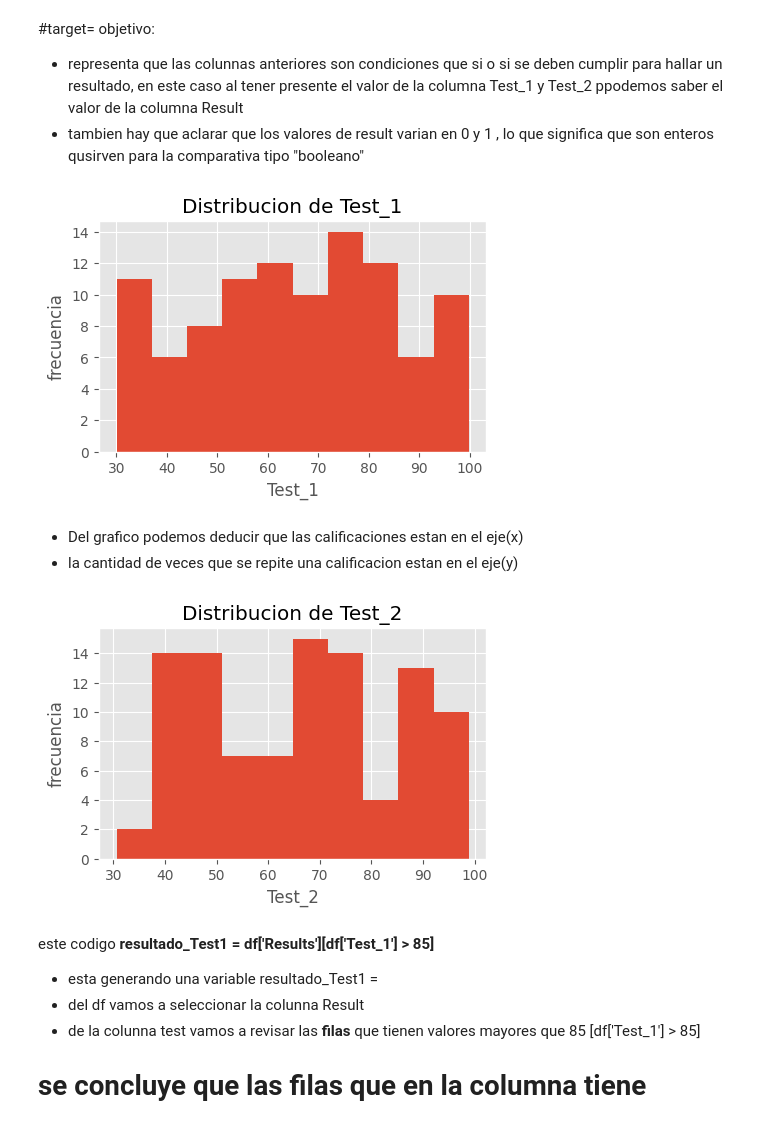
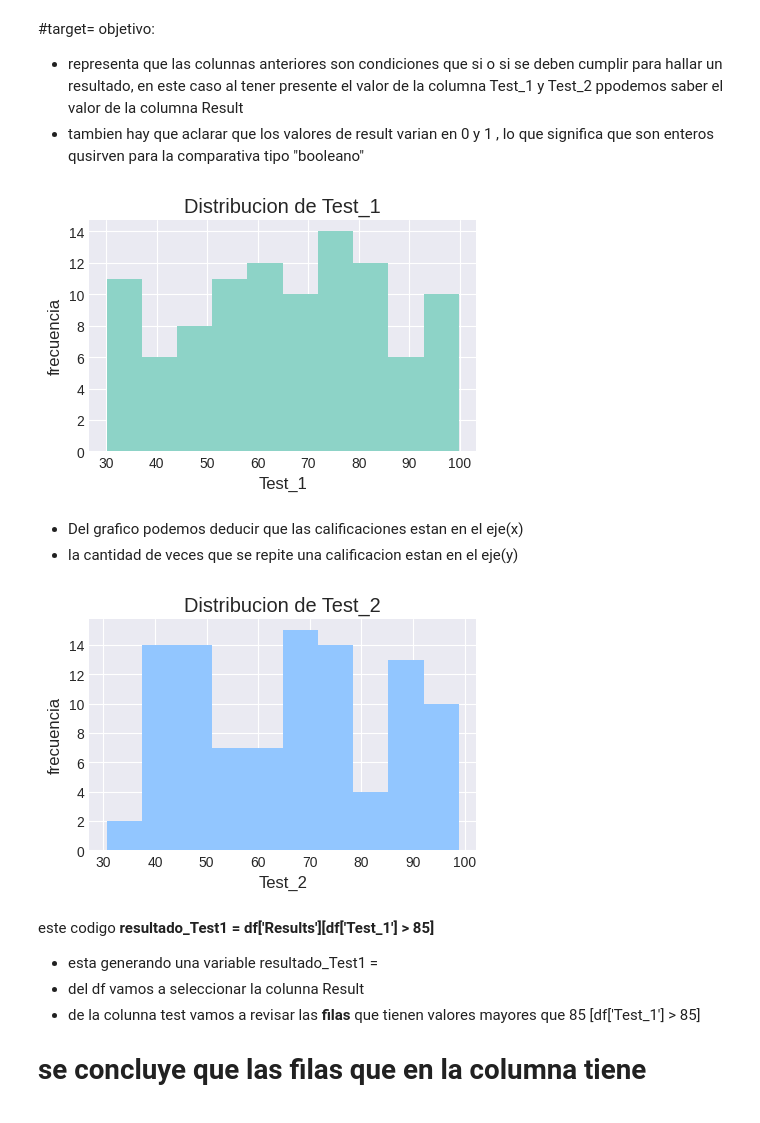
Before and after one commit to Liam-Nova/BIT_IA_Bootcamp, a Jupyter notebook: S4_C1_LAB_Logistic_Regression_Part_1_temp.ipynb, the cells around one changed output. Cells and saved outputs as stored; diff of their text form; code cells hidden in the pictures.

```diff
--- a/S4_C1_LAB_Logistic_Regression_Part_1_temp.ipynb
+++ b/S4_C1_LAB_Logistic_Regression_Part_1_temp.ipynb
@@ -133,7 +133,7 @@ df.describe()
 | max | 99.827858 | 98.869436 | 1.000000 |
 # %%
 plt.figure(figsize=(5,3,))
-plt.style.use('dark_background')
+
 sns.boxplot(x=df['Test_1'])
 plt.subplot(1, 2, 1)
 sns.boxplot(x=df['Test_1'])
@@ -168,25 +168,28 @@ df.head(10)
 * tambien hay que aclarar que los valores de result varian en 0 y 1 , lo que significa que son enteros qusirven para la comparativa tipo "booleano"
 # %%
 plt.figure(figsize=(5,3))
+plt.style.use('seaborn-v0_8-darkgrid')
+
 df['Test_1'].hist()
 plt.title('Distribucion de Test_1')
 plt.xlabel('Test_1')
 plt.ylabel('frecuencia')
 plt.show()
 # %% [output]
-[figure, old version]
+[figure, new version]
 # %% [markdown]
 * Del grafico podemos deducir que las calificaciones estan en el eje(x)
 * la cantidad de veces que se repite una calificacion estan en el eje(y)
 # %%
 plt.figure(figsize=(5,3))
+plt.style.use('seaborn-v0_8-pastel')
 df['Test_2'].hist()
 plt.title('Distribucion de Test_2')
 plt.xlabel('Test_2')
 plt.ylabel('frecuencia')
 plt.show()
 # %% [output]
-[figure, old version]
+[figure, new version]
 # %% [markdown]
 este codigo **resultado_Test1 = df['Results'][df['Test_1'] > 85]**
 * esta generando una variable resultado_Test1 =
```
Also changed, not shown: parts of 3 cells of this notebook.
